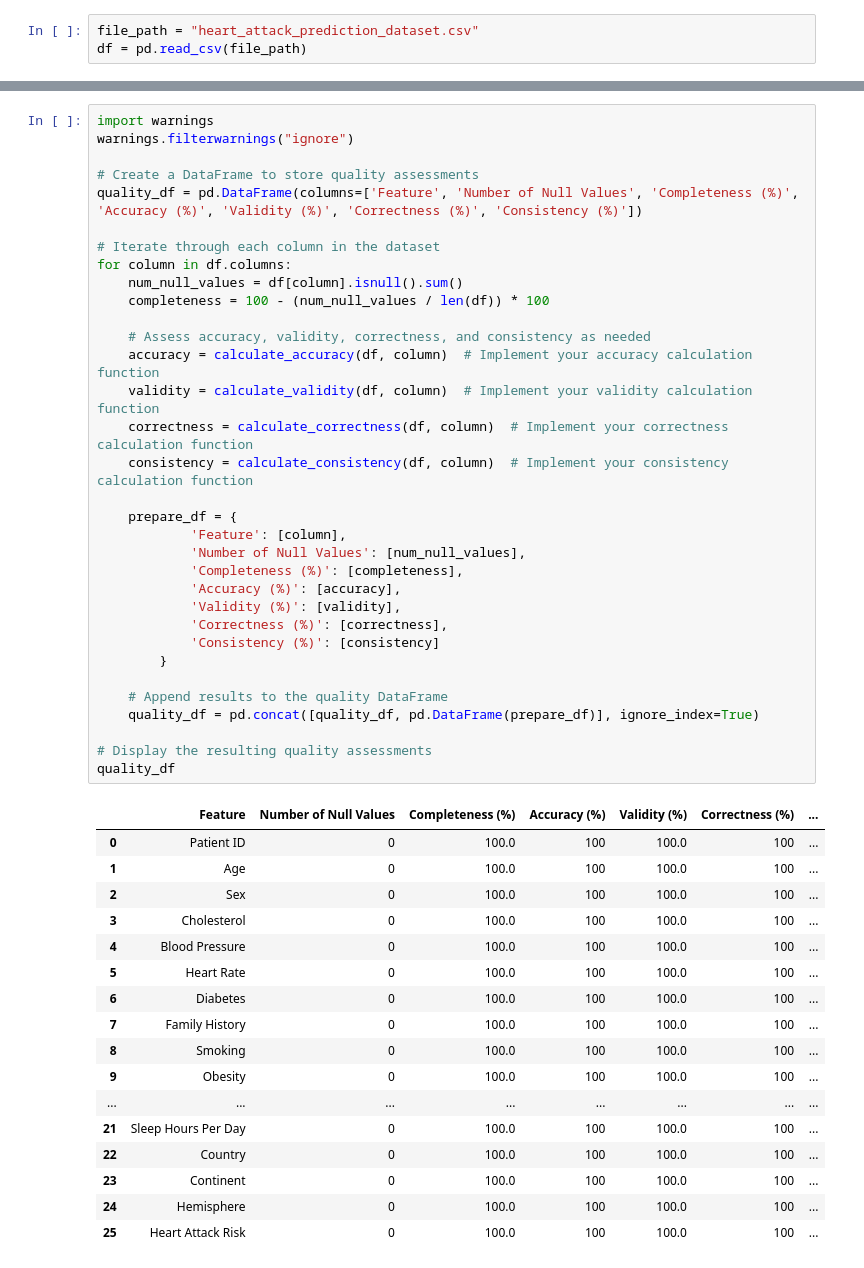
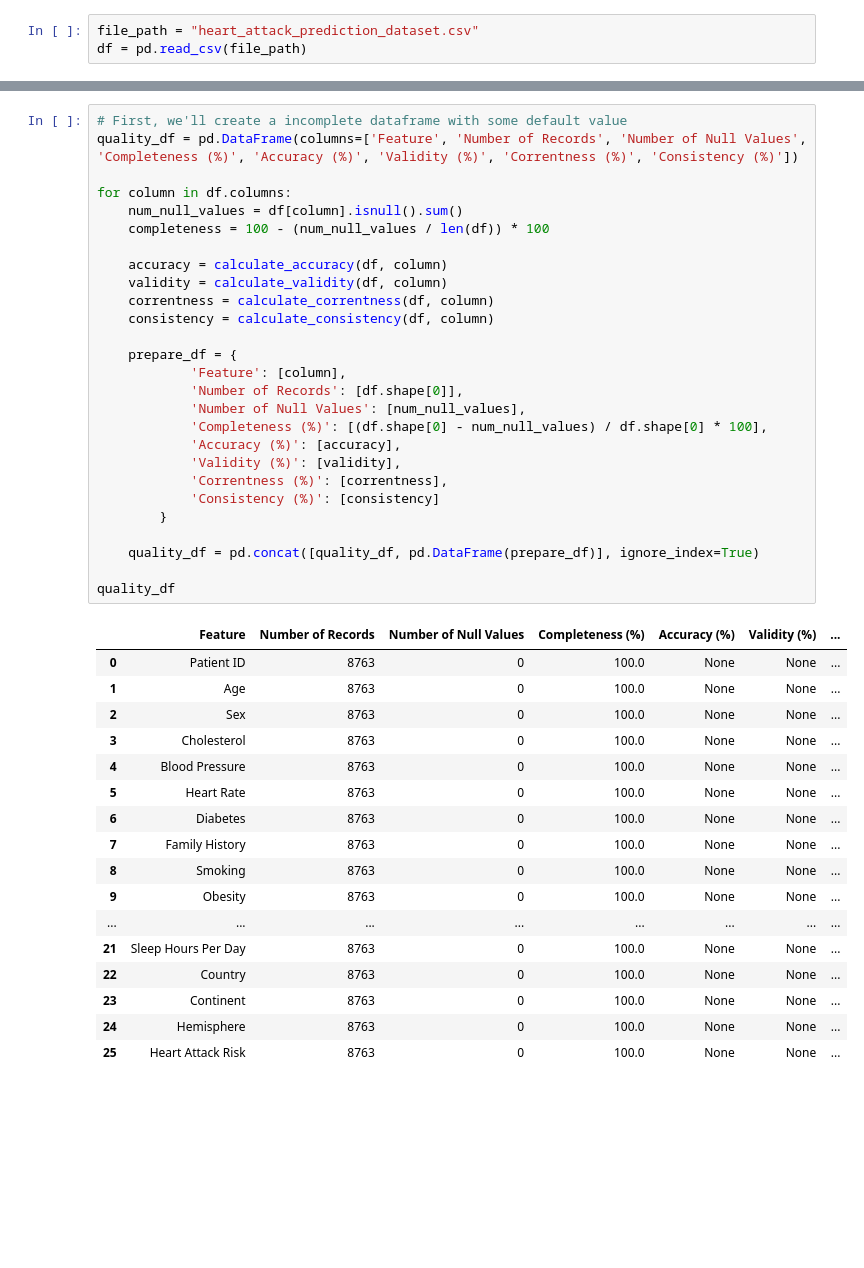
Before and after one commit to Pouria-Nazemi/DataMining, a Jupyter notebook: phase2.ipynb, the cells around one changed output, grey strips where cells are left out. Saved outputs shown, nothing was run; the diff lists cells and outputs as text; blank space fills up the shorter version.

```diff
--- a/phase2.ipynb
+++ b/phase2.ipynb
@@ -35,51 +20,45 @@ def calculate_consistency(df, column):
 # %%
-import warnings
-warnings.filterwarnings("ignore")
+# First, we'll create a incomplete dataframe with some default value
+quality_df = pd.DataFrame(columns=['Feature', 'Number of Records', 'Number of Null Values', 'Completeness (%)', 'Accuracy (%)', 'Validity (%)', 'Correntness (%)', 'Consistency (%)'])
 
-# Create a DataFrame to store quality assessments
-quality_df = pd.DataFrame(columns=['Feature', 'Number of Null Values', 'Completeness (%)', 'Accuracy (%)', 'Validity (%)', 'Correctness (%)', 'Consistency (%)'])
-
-# Iterate through each column in the dataset
 for column in df.columns:
     num_null_values = df[column].isnull().sum()
     completeness = 100 - (num_null_values / len(df)) * 100
 
-    # Assess accuracy, validity, correctness, and consistency as needed
-    accuracy = calculate_accuracy(df, column)  # Implement your accuracy calculation function
-    validity = calculate_validity(df, column)  # Implement your validity calculation function
-    correctness = calculate_correctness(df, column)  # Implement your correctness calculation function
-    consistency = calculate_consistency(df, column)  # Implement your consistency calculation function
+    accuracy = calculate_accuracy(df, column)
+    validity = calculate_validity(df, column)
+    correntness = calculate_correntness(df, column)
+    consistency = calculate_consistency(df, column)
 
     prepare_df = {
             'Feature': [column],
+            'Number of Records': [df.shape[0]],
             'Number of Null Values': [num_null_values],
-            'Completeness (%)': [completeness],
+            'Completeness (%)': [(df.shape[0] - num_null_values) / df.shape[0] * 100],
             'Accuracy (%)': [accuracy],
             'Validity (%)': [validity],
-            'Correctness (%)': [correctness],
+            'Correntness (%)': [correntness],
             'Consistency (%)': [consistency]
         }
 
-    # Append results to the quality DataFrame
     quality_df = pd.concat([quality_df, pd.DataFrame(prepare_df)], ignore_index=True)
 
-# Display the resulting quality assessments
 quality_df
 # %% [output]
-|  | Feature | Number of Null Values | Completeness (%) | Accuracy (%) | Validity (%) | Correctness (%) | ... |
-| 0 | Patient ID | 0 | 100.0 | 100 | 100.0 | 100 | ... |
-| 1 | Age | 0 | 100.0 | 100 | 100.0 | 100 | ... |
-| 2 | Sex | 0 | 100.0 | 100 | 100.0 | 100 | ... |
-| 3 | Cholesterol | 0 | 100.0 | 100 | 100.0 | 100 | ... |
-| 4 | Blood Pressure | 0 | 100.0 | 100 | 100.0 | 100 | ... |
-| 5 | Heart Rate | 0 | 100.0 | 100 | 100.0 | 100 | ... |
-| 6 | Diabetes | 0 | 100.0 | 100 | 100.0 | 100 | ... |
-| 7 | Family History | 0 | 100.0 | 100 | 100.0 | 100 | ... |
-| 8 | Smoking | 0 | 100.0 | 100 | 100.0 | 100 | ... |
-| 9 | Obesity | 0 | 100.0 | 100 | 100.0 | 100 | ... |
+|  | Feature | Number of Records | Number of Null Values | Completeness (%) | Accuracy (%) | Validity (%) | ... |
+| 0 | Patient ID | 8763 | 0 | 100.0 | None | None | ... |
+| 1 | Age | 8763 | 0 | 100.0 | None | None | ... |
+| 2 | Sex | 8763 | 0 | 100.0 | None | None | ... |
+| 3 | Cholesterol | 8763 | 0 | 100.0 | None | None | ... |
+| 4 | Blood Pressure | 8763 | 0 | 100.0 | None | None | ... |
+| 5 | Heart Rate | 8763 | 0 | 100.0 | None | None | ... |
+| 6 | Diabetes | 8763 | 0 | 100.0 | None | None | ... |
+| 7 | Family History | 8763 | 0 | 100.0 | None | None | ... |
+| 8 | Smoking | 8763 | 0 | 100.0 | None | None | ... |
+| 9 | Obesity | 8763 | 0 | 100.0 | None | None | ... |
 | ... | ... | ... | ... | ... | ... | ... | ... |
-| 21 | Sleep Hours Per Day | 0 | 100.0 | 100 | 100.0 | 100 | ... |
-| 22 | Country | 0 | 100.0 | 100 | 100.0 | 100 | ... |
-| 23 | Continent | 0 | 100.0 | 100 | 100.0 | 100 | ... |
-| 24 | Hemisphere | 0 | 100.0 | 100 | 100.0 | 100 | ... |
-| 25 | Heart Attack Risk | 0 | 100.0 | 100 | 100.0 | 100 | ... |
+| 21 | Sleep Hours Per Day | 8763 | 0 | 100.0 | None | None | ... |
+| 22 | Country | 8763 | 0 | 100.0 | None | None | ... |
+| 23 | Continent | 8763 | 0 | 100.0 | None | None | ... |
+| 24 | Hemisphere | 8763 | 0 | 100.0 | None | None | ... |
+| 25 | Heart Attack Risk | 8763 | 0 | 100.0 | None | None | ... |
```
Also changed, not shown: parts of 34 cells of this notebook.
